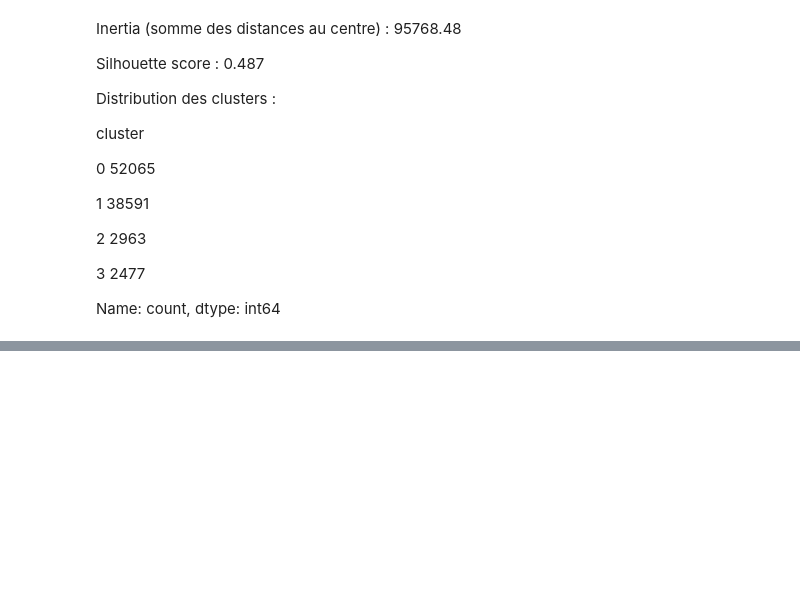
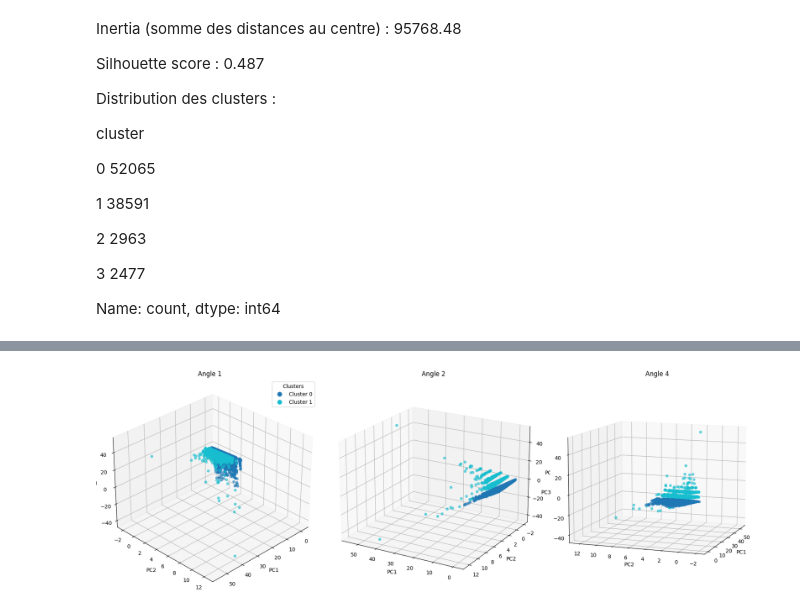
Before and after one commit to tpedCode/P05, a Jupyter notebook: notebooks/Barret_Marjorie_Notebook_P5_2511.ipynb, the cells around one changed output, grey strips where cells are left out. Saved outputs shown, nothing was run; the diff lists cells and outputs as text; code cells hidden in the pictures; blank space fills up the shorter version.

```diff
--- a/notebooks/Barret_Marjorie_Notebook_P5_2511.ipynb
+++ b/notebooks/Barret_Marjorie_Notebook_P5_2511.ipynb
@@ -1881,0 +890,90 @@ plt.show()
+# %%
+# ==============================
+# 4. PCA 3D + TABLEAUX CHIFFRÉS
+# ==============================
+
+X = df_k_means_v1.drop(columns=['cluster', 'cluster_init'], errors='ignore')
+
+# --- PCA ---
+pca = PCA(n_components=3)
+X_pca = pca.fit_transform(X)
+
+# --- VISUALISATION 3D ---
+categorical_cmap = plt.cm.tab10
+
+angles = [
+    (30, 45, "Angle 1"),
+    (20, 120, "Angle 2"),
+    (10, 200, "Angle 4")
+]
+
+fig = plt.figure(figsize=(18,6))
+
+for i, (elev, azim, title) in enumerate(angles, start=1):
+    ax = fig.add_subplot(1, 3, i, projection='3d')
+
+    scatter = ax.scatter(
+        X_pca[:, 0], X_pca[:, 1], X_pca[:, 2],
+        c=df_k_means_v1['cluster'],
+        cmap=categorical_cmap,
+        alpha=0.6
+    )
+
+    ax.set_xlabel("PC1")
+    ax.set_ylabel("PC2")
+    ax.set_zlabel("PC3")
+    ax.set_title(title)
+    ax.view_init(elev=elev, azim=azim)
+
+    if i == 1:
+        unique_labels = np.sort(df_k_means_v1['cluster'].unique())
+        legend_elements = [
+            Line2D(
+                [0], [0],
+                marker='o',
+                color='w',
+                markerfacecolor=categorical_cmap(j / (len(unique_labels)-1)),
+                label=f"Cluster {l}",
+                markersize=10
+            )
+            for j, l in enumerate(unique_labels)
+        ]
+        ax.legend(handles=legend_elements, title="Clusters")
+
+plt.tight_layout()
+plt.show()
+
+# --- TABLEAUX CHIFFRÉS ---
+
+# 1. Variance expliquée
+pca_variance = pd.DataFrame({
+    "composante": ["PC1", "PC2", "PC3"],
+    "variance_expliquee": pca.explained_variance_ratio_,
+    "variance_cumulee": np.cumsum(pca.explained_variance_ratio_)
+}).round(3)
+
+display(pca_variance)
+
+# 2. Loadings (contribution des variables)
+loadings = pd.DataFrame(
+    pca.components_.T,
+    index=X.columns,
+    columns=["PC1", "PC2", "PC3"]
+).round(3)
+
+display(loadings)
+
+# 3. Centres des clusters dans l’espace PCA
+df_pca = pd.DataFrame(X_pca, columns=["PC1", "PC2", "PC3"])
+df_pca["cluster"] = df_k_means_v1["cluster"].values
+
+cluster_centers_pca = (
+    df_pca
+    .groupby("cluster")[["PC1", "PC2", "PC3"]]
+    .mean()
+    .round(2)
+)
+
+display(cluster_centers_pca)
+# %% [output]
+[figure, added]
```
Also changed, not shown: parts of 73 cells of this notebook, 4 other files.
